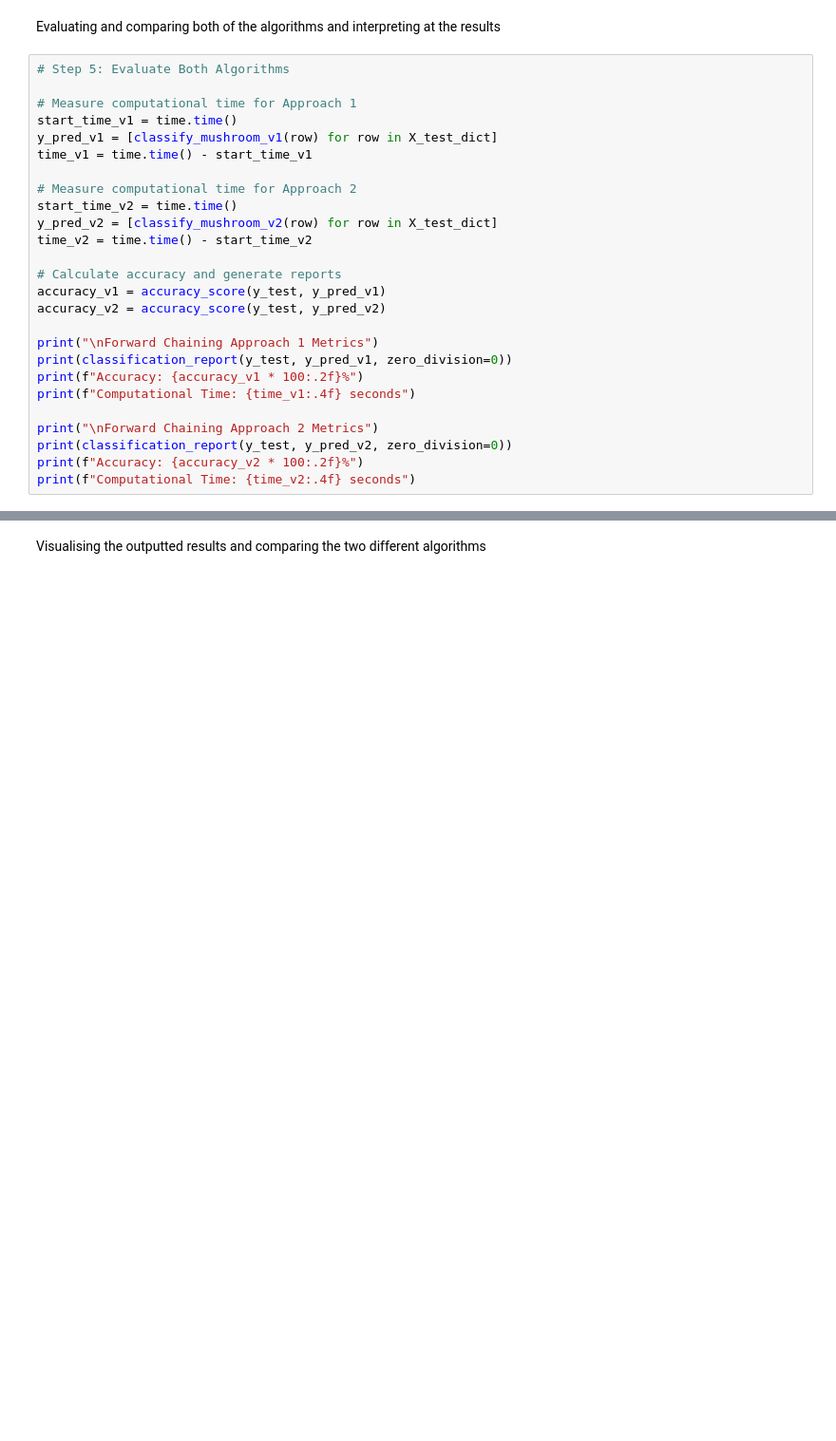
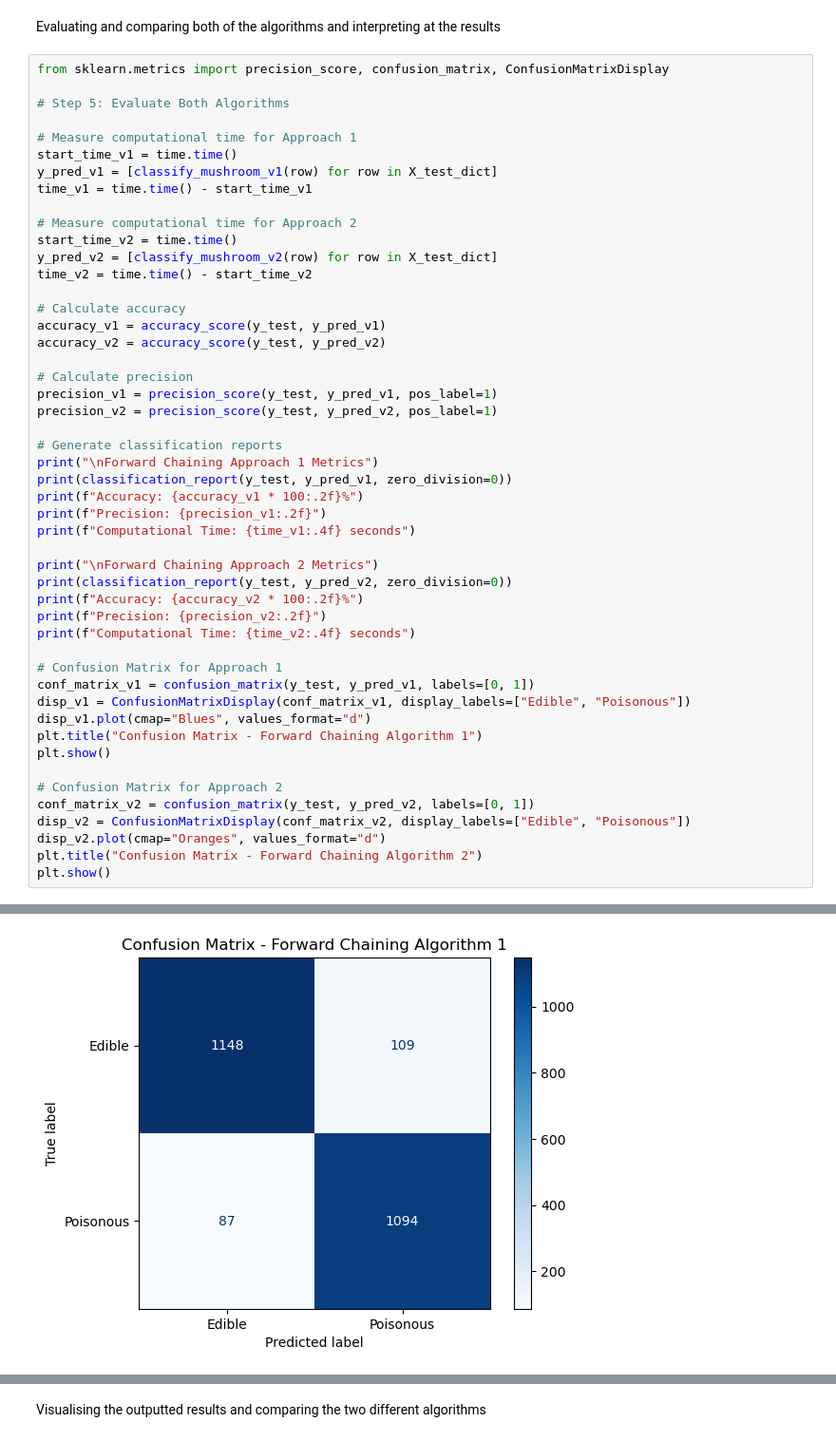
Before and after one commit to RJay02/Artificial-Intelligence, a Jupyter notebook: Rule Based Algorithms.ipynb, the cells around one changed output, grey strips where cells are left out. Shown: that part at 95% size. Drawn from its saved outputs; the diff is of its cells as text; blank space fills up the shorter version.

```diff
--- a/Rule Based Algorithms.ipynb
+++ b/Rule Based Algorithms.ipynb
@@ -296,6 +296,8 @@ def classify_mushroom_v2(data):
 # %% [markdown]
 Evaluating and comparing both of the algorithms and interpreting at the results
 # %%
+from sklearn.metrics import precision_score, confusion_matrix, ConfusionMatrixDisplay
+
 # Step 5: Evaluate Both Algorithms
 
 # Measure computational time for Approach 1
@@ -308,19 +310,40 @@ start_time_v2 = time.time()
 y_pred_v2 = [classify_mushroom_v2(row) for row in X_test_dict]
 time_v2 = time.time() - start_time_v2
 
-# Calculate accuracy and generate reports
+# Calculate accuracy
 accuracy_v1 = accuracy_score(y_test, y_pred_v1)
 accuracy_v2 = accuracy_score(y_test, y_pred_v2)
 
+# Calculate precision
+precision_v1 = precision_score(y_test, y_pred_v1, pos_label=1)
+precision_v2 = precision_score(y_test, y_pred_v2, pos_label=1)
+
+# Generate classification reports
 print("\nForward Chaining Approach 1 Metrics")
 print(classification_report(y_test, y_pred_v1, zero_division=0))
 print(f"Accuracy: {accuracy_v1 * 100:.2f}%")
+print(f"Precision: {precision_v1:.2f}")
 print(f"Computational Time: {time_v1:.4f} seconds")
 
 print("\nForward Chaining Approach 2 Metrics")
 print(classification_report(y_test, y_pred_v2, zero_division=0))
 print(f"Accuracy: {accuracy_v2 * 100:.2f}%")
+print(f"Precision: {precision_v2:.2f}")
 print(f"Computational Time: {time_v2:.4f} seconds")
+
+# Confusion Matrix for Approach 1
+conf_matrix_v1 = confusion_matrix(y_test, y_pred_v1, labels=[0, 1])
+disp_v1 = ConfusionMatrixDisplay(conf_matrix_v1, display_labels=["Edible", "Poisonous"])
+disp_v1.plot(cmap="Blues", values_format="d")
+plt.title("Confusion Matrix - Forward Chaining Algorithm 1")
+plt.show()
+
+# Confusion Matrix for Approach 2
+conf_matrix_v2 = confusion_matrix(y_test, y_pred_v2, labels=[0, 1])
+disp_v2 = ConfusionMatrixDisplay(conf_matrix_v2, display_labels=["Edible", "Poisonous"])
+disp_v2.plot(cmap="Oranges", values_format="d")
+plt.title("Confusion Matrix - Forward Chaining Algorithm 2")
+plt.show()
 # %% [output]
 Forward Chaining Approach 1 Metrics
               precision    recall  f1-score   support
@@ -341,0 +365 @@ Computational Time: 0.0020 seconds
+[figure, added]
```
Also changed, not shown: parts of 1 cell of this notebook.
